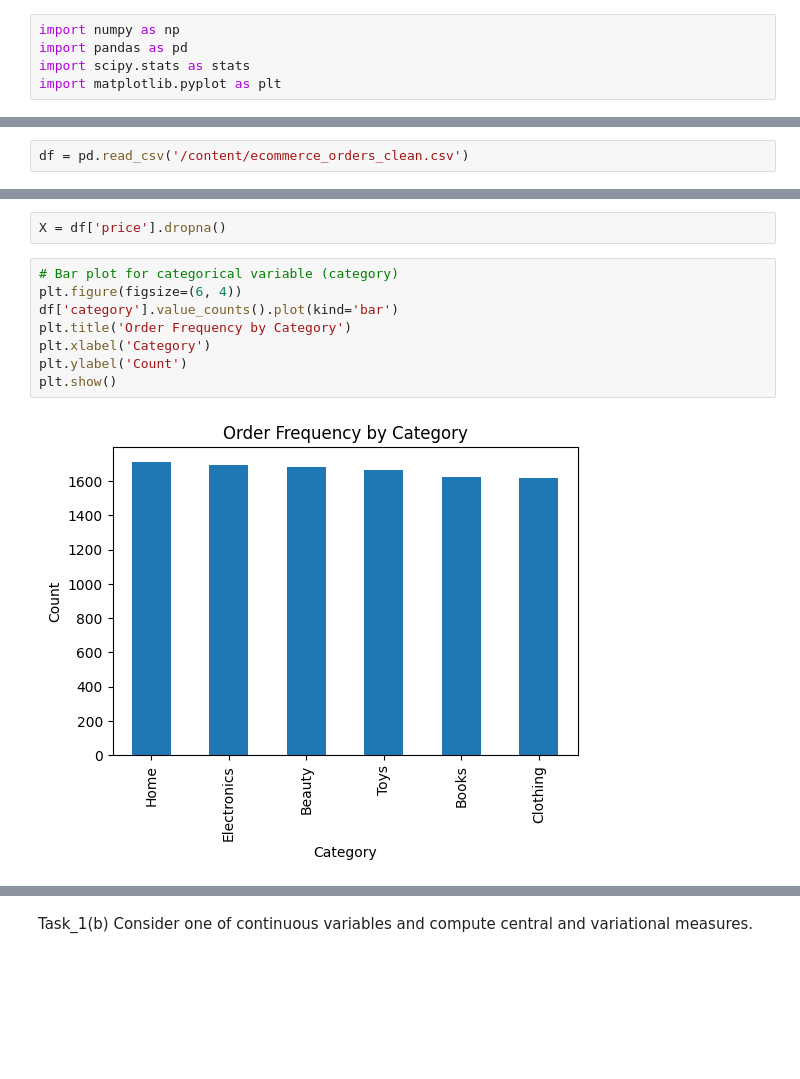
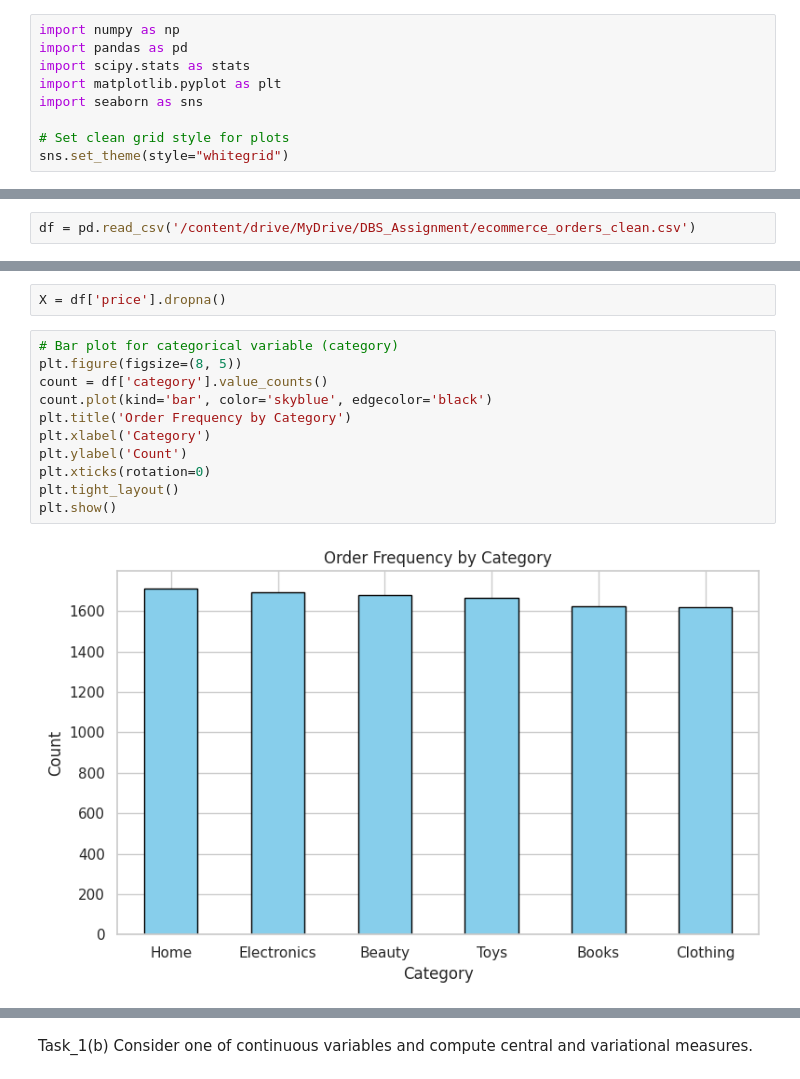
Before and after one commit to saifuddin-vuia/saifuddin-vuia, a Jupyter notebook: Statistics_CA_One.ipynb, the cells around one changed output, grey strips where cells are left out. Cells and saved outputs as stored; diff of their text form; blank space fills up the shorter version.

```diff
--- a/Statistics_CA_One.ipynb
+++ b/Statistics_CA_One.ipynb
@@ -7,10 +12,14 @@ import numpy as np
 import pandas as pd
 import scipy.stats as stats
 import matplotlib.pyplot as plt
+import seaborn as sns
+
+# Set clean grid style for plots
+sns.set_theme(style="whitegrid")
 # %% [markdown]
 Loading Dataset
 # %%
-df = pd.read_csv('/content/ecommerce_orders_clean.csv')
+df = pd.read_csv('/content/drive/MyDrive/DBS_Assignment/ecommerce_orders_clean.csv')
 # %%
 df.head()
 # %% [output]
@@ -30,14 +71,17 @@ Task_1(a) Describe the dataset using appropriate plots/curves/charts.
 X = df['price'].dropna()
 # %%
 # Bar plot for categorical variable (category)
-plt.figure(figsize=(6, 4))
-df['category'].value_counts().plot(kind='bar')
+plt.figure(figsize=(8, 5))
+count = df['category'].value_counts()
+count.plot(kind='bar', color='skyblue', edgecolor='black')
 plt.title('Order Frequency by Category')
 plt.xlabel('Category')
 plt.ylabel('Count')
+plt.xticks(rotation=0)
+plt.tight_layout()
 plt.show()
 # %% [output]
-[figure, old version]
+[figure, new version]
 # %%
 # Histogram for continuous variable (price)
 plt.figure(figsize=(8, 6))
```
Also changed, not shown: parts of 6 cells of this notebook.
